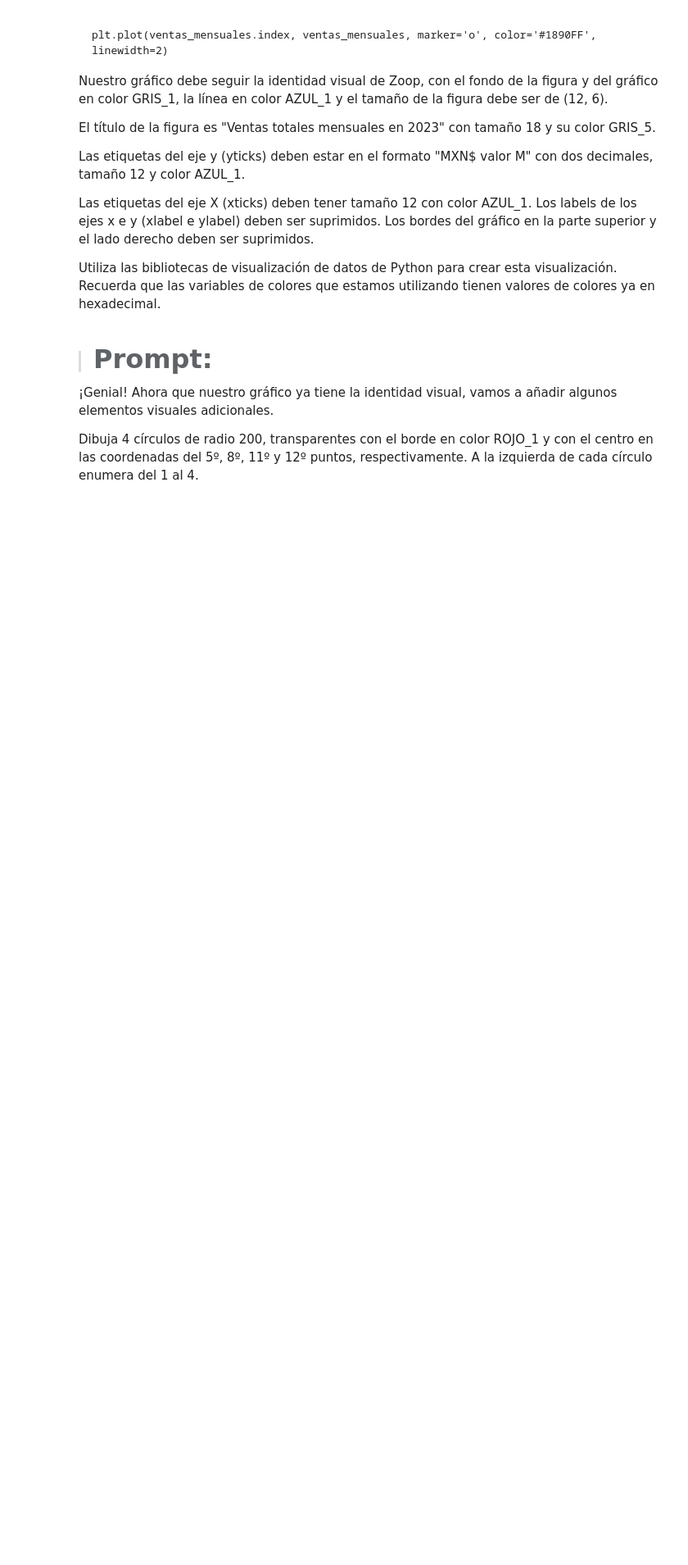
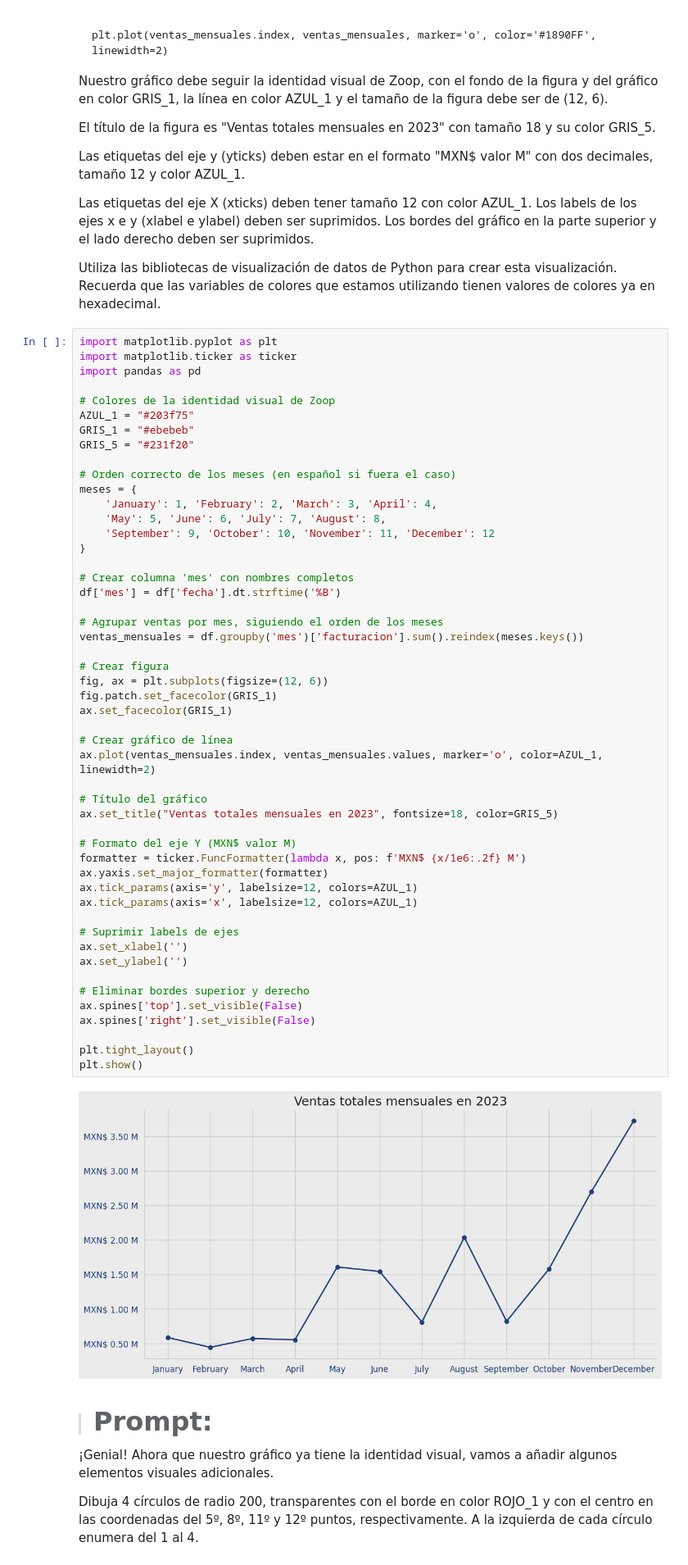
Before and after one commit to dialejo/ZoopProject, a Jupyter notebook: IA_aplicada_a_ciencia_de_datos.ipynb, the cells around one changed output. Shown at 82% size. Saved outputs shown, nothing was run; the diff lists cells and outputs as text; blank space fills up the shorter version.

```diff
--- a/IA_aplicada_a_ciencia_de_datos.ipynb
+++ b/IA_aplicada_a_ciencia_de_datos.ipynb
@@ -1057,6 +1230,58 @@ Las etiquetas del eje y (yticks) deben estar en el formato "MXN$ valor M" con do
 Las etiquetas del eje X (xticks) deben tener tamaño 12 con color AZUL_1. Los labels de los ejes x e y (xlabel e ylabel) deben ser suprimidos. Los bordes del gráfico en la parte superior y el lado derecho deben ser suprimidos.
 
 Utiliza las bibliotecas de visualización de datos de Python para crear esta visualización. Recuerda que las variables de colores que estamos utilizando tienen valores de colores ya en hexadecimal.
+# %%
+import matplotlib.pyplot as plt
+import matplotlib.ticker as ticker
+import pandas as pd
+
+# Colores de la identidad visual de Zoop
+AZUL_1 = "#203f75"
+GRIS_1 = "#ebebeb"
+GRIS_5 = "#231f20"
+
+# Orden correcto de los meses (en español si fuera el caso)
+meses = {
+    'January': 1, 'February': 2, 'March': 3, 'April': 4,
+    'May': 5, 'June': 6, 'July': 7, 'August': 8,
+    'September': 9, 'October': 10, 'November': 11, 'December': 12
+}
+
+# Crear columna 'mes' con nombres completos
+df['mes'] = df['fecha'].dt.strftime('%B')
+
+# Agrupar ventas por mes, siguiendo el orden de los meses
+ventas_mensuales = df.groupby('mes')['facturacion'].sum().reindex(meses.keys())
+
+# Crear figura
+fig, ax = plt.subplots(figsize=(12, 6))
+fig.patch.set_facecolor(GRIS_1)
+ax.set_facecolor(GRIS_1)
+
+# Crear gráfico de línea
+ax.plot(ventas_mensuales.index, ventas_mensuales.values, marker='o', color=AZUL_1, linewidth=2)
+
+# Título del gráfico
+ax.set_title("Ventas totales mensuales en 2023", fontsize=18, color=GRIS_5)
+
+# Formato del eje Y (MXN$ valor M)
+formatter = ticker.FuncFormatter(lambda x, pos: f'MXN$ {x/1e6:.2f} M')
+ax.yaxis.set_major_formatter(formatter)
+ax.tick_params(axis='y', labelsize=12, colors=AZUL_1)
+ax.tick_params(axis='x', labelsize=12, colors=AZUL_1)
+
+# Suprimir labels de ejes
+ax.set_xlabel('')
+ax.set_ylabel('')
+
+# Eliminar bordes superior y derecho
+ax.spines['top'].set_visible(False)
+ax.spines['right'].set_visible(False)
+
+plt.tight_layout()
+plt.show()
+# %% [output]
+[figure, added]
 # %% [markdown]
 > #### <strong><font color="7b71ff" size =6>Prompt:</font></strong>
 
```
Also changed, not shown: parts of 29 cells of this notebook.
